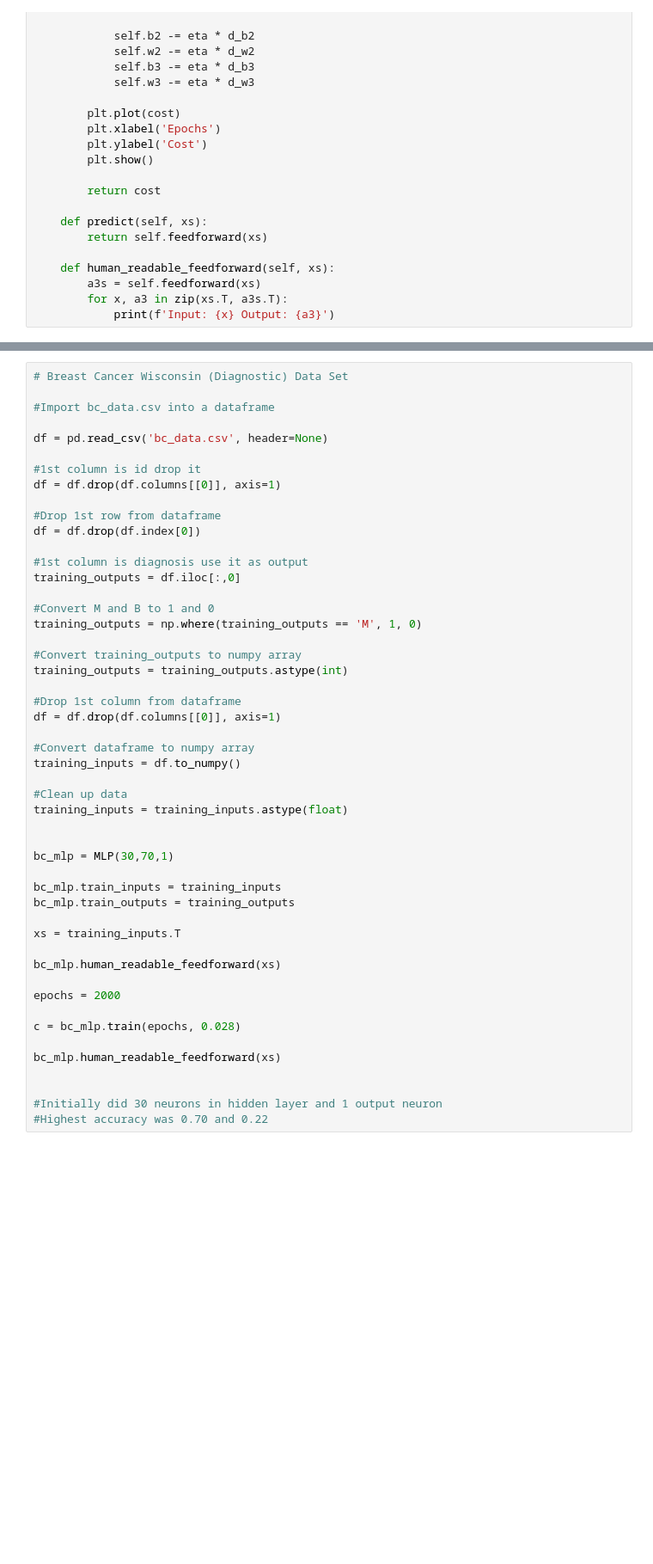
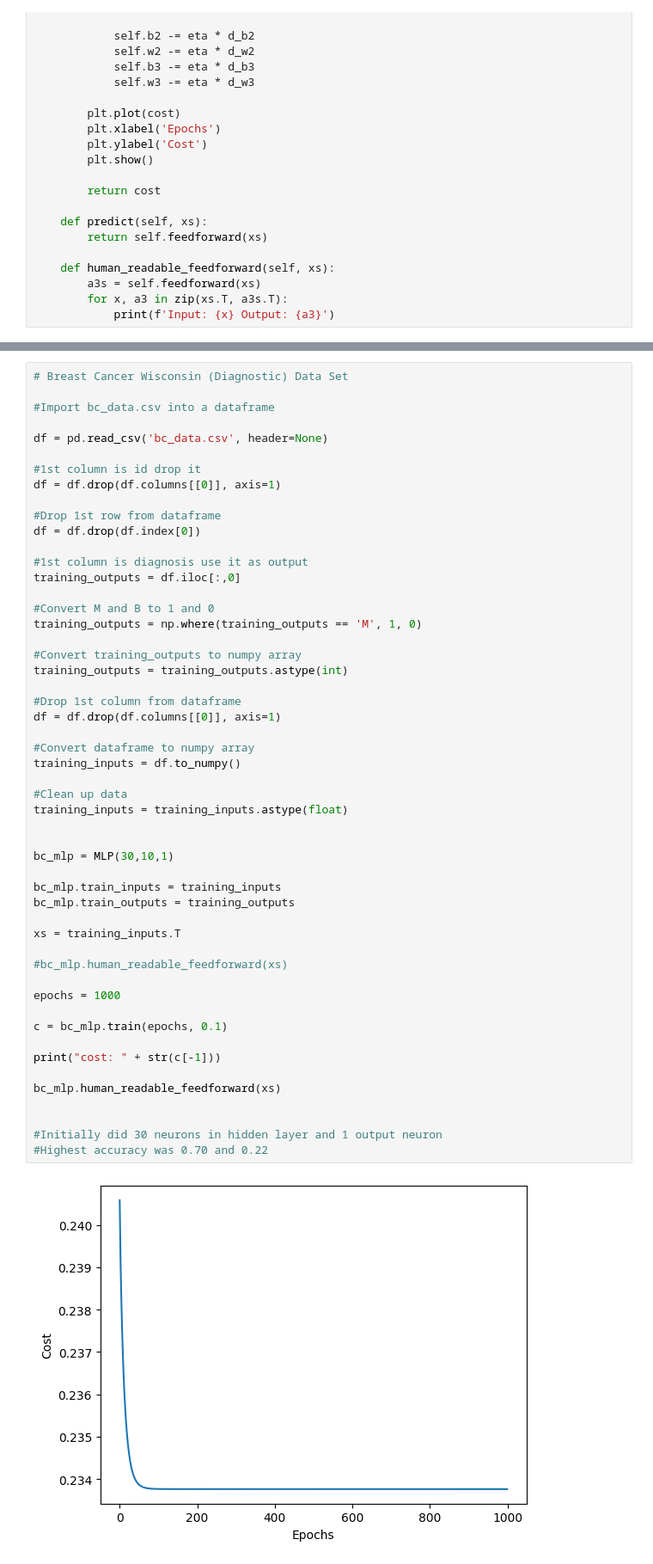
Before and after one commit to MatthewBradon/Sigmoid_MLP, a Jupyter notebook: XOR_MLP v1.ipynb, the cells around one changed output, grey strips where cells are left out. Shown at 86% size. Drawn from its saved outputs; the diff is of its cells as text; blank space fills up the shorter version.

```diff
--- a/XOR_MLP v1.ipynb
+++ b/XOR_MLP v1.ipynb
@@ -854,34 +891,38 @@ training_outputs = df.iloc[:,0]
 #Convert M and B to 1 and 0
 training_outputs = np.where(training_outputs == 'M', 1, 0)
 
 #Convert training_outputs to numpy array
 training_outputs = training_outputs.astype(int)
 
 #Drop 1st column from dataframe
 df = df.drop(df.columns[[0]], axis=1)
 
 #Convert dataframe to numpy array
 training_inputs = df.to_numpy()
 
 #Clean up data
 training_inputs = training_inputs.astype(float)
 
 
-bc_mlp = MLP(30,70,1)
+bc_mlp = MLP(30,10,1)
 
 bc_mlp.train_inputs = training_inputs
 bc_mlp.train_outputs = training_outputs
 
 xs = training_inputs.T
 
-bc_mlp.human_readable_feedforward(xs)
+#bc_mlp.human_readable_feedforward(xs)
 
-epochs = 2000
+epochs = 1000
 
-c = bc_mlp.train(epochs, 0.028)
+c = bc_mlp.train(epochs, 0.1)
+
+print("cost: " + str(c[-1]))
 
 bc_mlp.human_readable_feedforward(xs)
 
 
 #Initially did 30 neurons in hidden layer and 1 output neuron
 #Highest accuracy was 0.70 and 0.22
+# %% [output]
+[figure, added]
```
Also changed, not shown: parts of 13 cells of this notebook.
